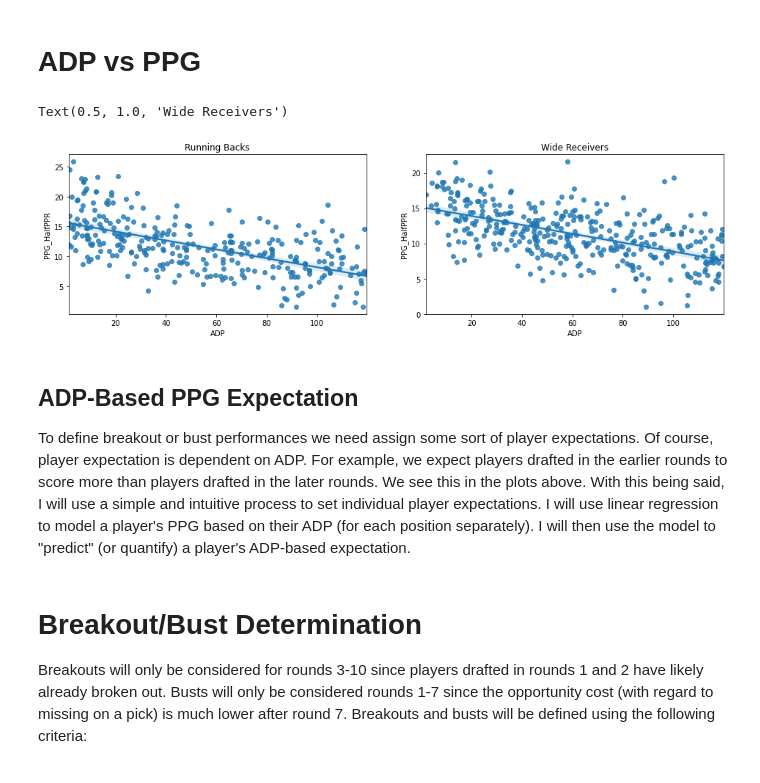
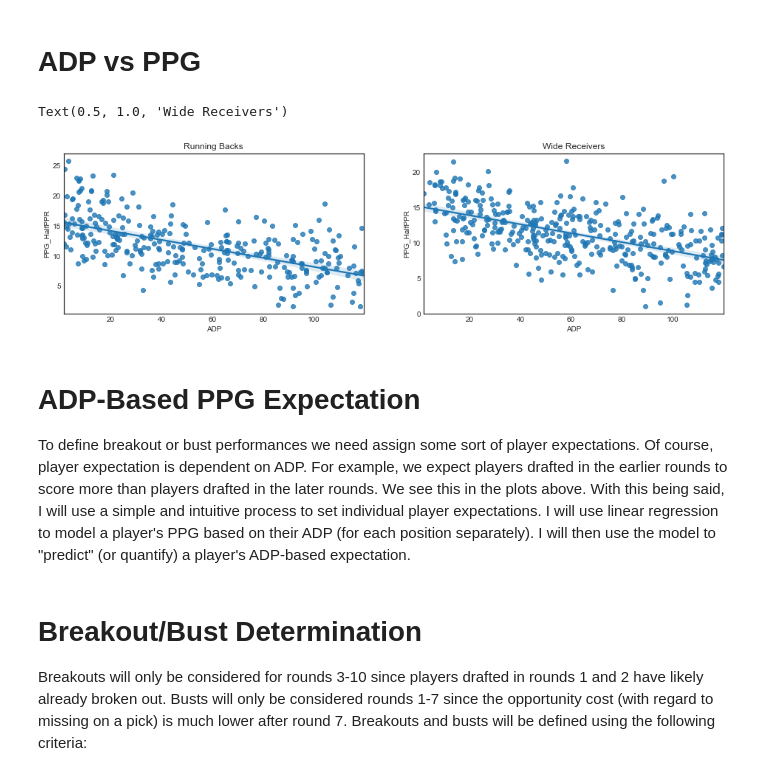
Before and after one commit to BrentonGraham/fantasy-football-ml, a Jupyter notebook: breakout-bust-prediction/1-data-preparation.ipynb, the cells around one changed output. Saved outputs shown, nothing was run; the diff lists cells and outputs as text; code cells hidden in the pictures.

```diff
--- a/breakout-bust-prediction/1-data-preparation.ipynb
+++ b/breakout-bust-prediction/1-data-preparation.ipynb
@@ -33,16 +36,17 @@ df = df.loc[(df.ADP <= 120) & (df.GamesPlayed > 8) & (df.Position != 'TE')]
 # %% [markdown]
 # ADP vs PPG
 # %%
+plt.style.use('seaborn-white')
 fig, ax = plt.subplots(1, 2, figsize=(16, 4))
 sns.regplot(data=df.loc[df.Position == 'RB'], x='ADP', y='PPG_HalfPPR', ax=ax[0])
 sns.regplot(data=df.loc[df.Position == 'WR'], x='ADP', y='PPG_HalfPPR', ax=ax[1])
 ax[0].set_title('Running Backs')
 ax[1].set_title('Wide Receivers')
 # %% [output]
 Text(0.5, 1.0, 'Wide Receivers')
-[figure, old version]
+[figure, new version]
 # %% [markdown]
-## ADP-Based PPG Expectation
+# ADP-Based PPG Expectation
 To define breakout or bust performances we need assign some sort of player expectations. Of course, player expectation is dependent on ADP. For example, we expect players drafted in the earlier rounds to score more than players drafted in the later rounds. We see this in the plots above. With this being said, I will use a simple and intuitive process to set individual player expectations. I will use linear regression to model a player's PPG based on their ADP (for each position separately). I will then use the model to "predict" (or quantify) a player's ADP-based expectation.
 # %% [markdown]
 # Breakout/Bust Determination
```
Also changed, not shown: parts of 8 cells of this notebook, 5 other files.
